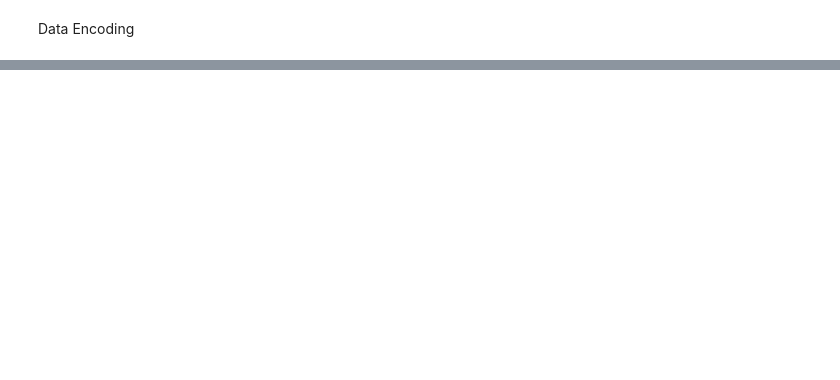
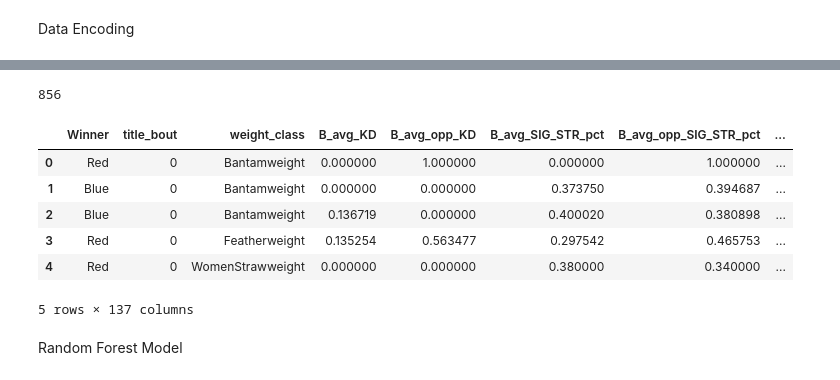
Before and after one commit to Kruzhilkin/the_winning_fighter, a Jupyter notebook: UFC EDA.ipynb, the cells around one changed output, grey strips where cells are left out. Drawn from its saved outputs; the diff is of its cells as text; code cells hidden in the pictures; blank space fills up the shorter version.

Commit message:
base model random forest

```diff
--- a/UFC EDA.ipynb
+++ b/UFC EDA.ipynb
@@ -335,0 +344,12 @@ CatBoostError: Bad value for num_feature[non_default_doc_idx=0,feature_idx=0]="A
+# %%
+#  i = index of the fighter's fight, 0 means the last fight, -1 means first fight
+def select_fight_row(data, name, i):
+    data_temp = data[(data['R_fighter'] == name) | (data['B_fighter'] == name)]  # filter data on fighter's name
+    data_temp.reset_index(drop=True, inplace=True) #  as we created a new temporary dataframe, we have to reset indexes
+    idx = max(data_temp.index)  #  get the index of the oldest fight
+    if i > idx:  #  if we are looking for a fight that didn't exist, we return nothing
+        return
+    arr = data_temp.iloc[i,:].values
+    return arr
+
+select_fight_row(data, 'Amanda Nunes', 0) #  we get the last fight of Amanda Nunes
@@ -335,0 +374,35 @@ CatBoostError: Bad value for num_feature[non_default_doc_idx=0,feature_idx=0]="A
+# %%
+# get all active UFC fighters (according to the limit_date parameter)
+def list_fighters(data, limit_date):
+    data_temp = data[data['date'] > limit_date]
+    set_R = set(data_temp['R_fighter'])
+    set_B = set(data_temp['B_fighter'])
+    fighters = list(set_R.union(set_B))
+    return fighters
+# %%
+fighters = list_fighters(data, '2017-01-01')
+print(len(fighters))
+# %% [output]
+856
+# %%
+def build_data(data, fighters, i):
+    arr = [select_fight_row(data, fighters[f], i) for f in range(len(fighters)) if select_fight_row(data, fighters[f], i) is not None]
+    cols = [col for col in data]
+    data_fights = pd.DataFrame(data=arr, columns=cols)
+    data_fights.drop_duplicates(inplace=True)
+    data_fights['title_bout'] = data_fights['title_bout'].replace({True: 1, False: 0})
+    data_fights.drop(['R_fighter', 'B_fighter', 'date'], axis=1, inplace=True)
+    return data_fights
+
+data_train = build_data(data, fighters, 0)
+data_test = build_data(data, fighters, 1)
+# %%
+data_train.head(5)
+# %% [output]
+|  | Winner | title_bout | weight_class | B_avg_KD | B_avg_opp_KD | B_avg_SIG_STR_pct | B_avg_opp_SIG_STR_pct | ... |
+| 0 | Red | 0 | Bantamweight | 0.000000 | 1.000000 | 0.000000 | 1.000000 | ... |
+| 1 | Blue | 0 | Bantamweight | 0.000000 | 0.000000 | 0.373750 | 0.394687 | ... |
+| 2 | Blue | 0 | Bantamweight | 0.136719 | 0.000000 | 0.400020 | 0.380898 | ... |
+| 3 | Red | 0 | Featherweight | 0.135254 | 0.563477 | 0.297542 | 0.465753 | ... |
+| 4 | Red | 0 | WomenStrawweight | 0.000000 | 0.000000 | 0.380000 | 0.340000 | ... |
+5 rows × 137 columns
@@ -335,0 +421,2 @@ CatBoostError: Bad value for num_feature[non_default_doc_idx=0,feature_idx=0]="A
+# %% [markdown]
+Random Forest Model
```
Also changed, not shown: parts of 34 cells of this notebook.
